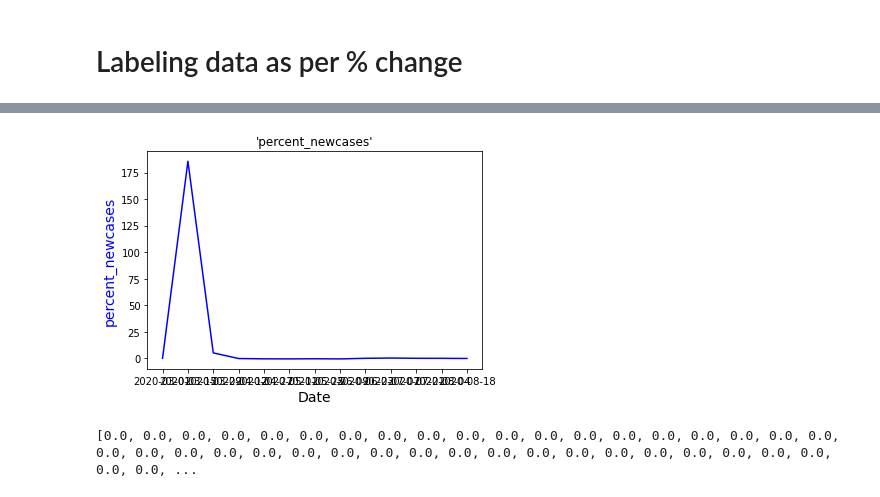
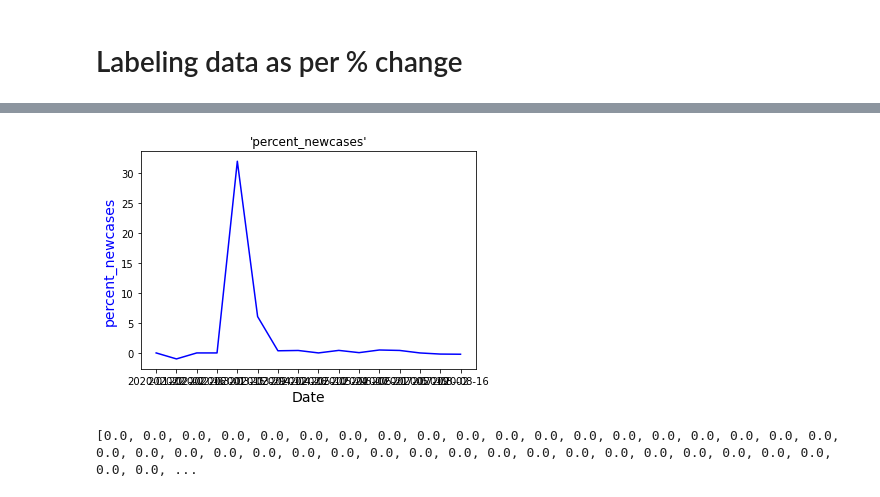
Before and after one commit to jeyasri-s2/meansquares, a Jupyter notebook: CA_LabelingData.ipynb, the cells around one changed output, grey strips where cells are left out. Cells and saved outputs as stored; diff of their text form; code cells hidden in the pictures.

```diff
--- a/CA_LabelingData.ipynb
+++ b/CA_LabelingData.ipynb
@@ -337,7 +290,7 @@ week_df.head(2)
 ## Slice data for the week dataframe
 # %%
 
-average_newCases_df = pd.DataFrame(columns=['County Name',  'fips_x',  'average_per_week','startDate','endDate'])
+average_newCases_df = pd.DataFrame(columns=[  'FIPS',  'average_per_week','startDate','endDate'])
 
 for index, row in week_df.iterrows():
     startDate, endDate = row['startDate'], row['endDate']
@@ -346,7 +299,7 @@ for index, row in week_df.iterrows():
     df_base = (
       df_weekData
       .pipe(lambda x: x.assign(gains_pctg=x["rolling_avg_new_cases"]))
-      .groupby(['County Name','fips_x'])
+      .groupby(['FIPS'])
       .agg({"gains_pctg": "mean"})
       .reset_index()
       .rename(columns={"gains_pctg": "average_per_week"})
@@ -481,5 +431,5 @@ average_newCases_df2.head()
 # %%
-average_newCases_df2['diff_avg_x'] = average_newCases_df2.sort_values(['startDate','endDate']).groupby(['County Name', 'fips_x'])['average_per_week'].diff().fillna(0)
+average_newCases_df2['diff_avg_x'] = average_newCases_df2.sort_values(['startDate','endDate']).groupby(['FIPS'])['average_per_week'].diff().fillna(0)
 
 print(average_newCases_df2.shape)
 average_newCases_df2.head()
@@ -577,6 +468,6 @@ average_newCases_df2.head()
 # %% [markdown]
 Shifting average_per_week_x	 column value for formula. Means previous row's value will be come to the current row.
 # %%
-average_newCases_df2['shift_avg_x'] = average_newCases_df2.sort_values(['startDate','endDate']).groupby(['County Name', 'fips_x'])['average_per_week'].shift()
+average_newCases_df2['shift_avg_x'] = average_newCases_df2.sort_values(['startDate','endDate']).groupby(['FIPS'])['average_per_week'].shift()
 # %%
 average_newCases_df2.groupby(by=['County Name', 'fips_x','startDate','endDate']).sum()
@@ -660,20 +494,22 @@ albany_county = average_newCases_df2[average_newCases_df2['County Name'] == 'Suf
+# %%
+la_county = average_newCases_df2[average_newCases_df2['FIPS'] == 6037]
 # %%
 fig,ax = plt.subplots()
 # make a plot
-ax.plot(albany_county.startDate, albany_county['percent_newcases'], color="blue")
+ax.plot(la_county.startDate, la_county['percent_newcases'], color="blue")
 # set x-axis label
 ax.set_xlabel("Date",fontsize=14)
 # set y-axis label
 ax.set_ylabel("percent_newcases",color="blue",fontsize=14)
 # ax2=ax.twinx()
 # make a plot with different y-axis using second axis object
 # ax2.plot(albany_county.startDate, albany_county["percent_newcases"],color="red")
 # ax2.set_ylabel("New cases",color="blue",fontsize=14)
 plt.title("'percent_newcases'")
 
 plt.show()
 # %% [output]
-[figure, old version]
+[figure, new version]
 # %%
 data = average_newCases_df2['percent_newcases'].to_list()
 
```
Also changed, not shown: parts of 73 cells of this notebook.
